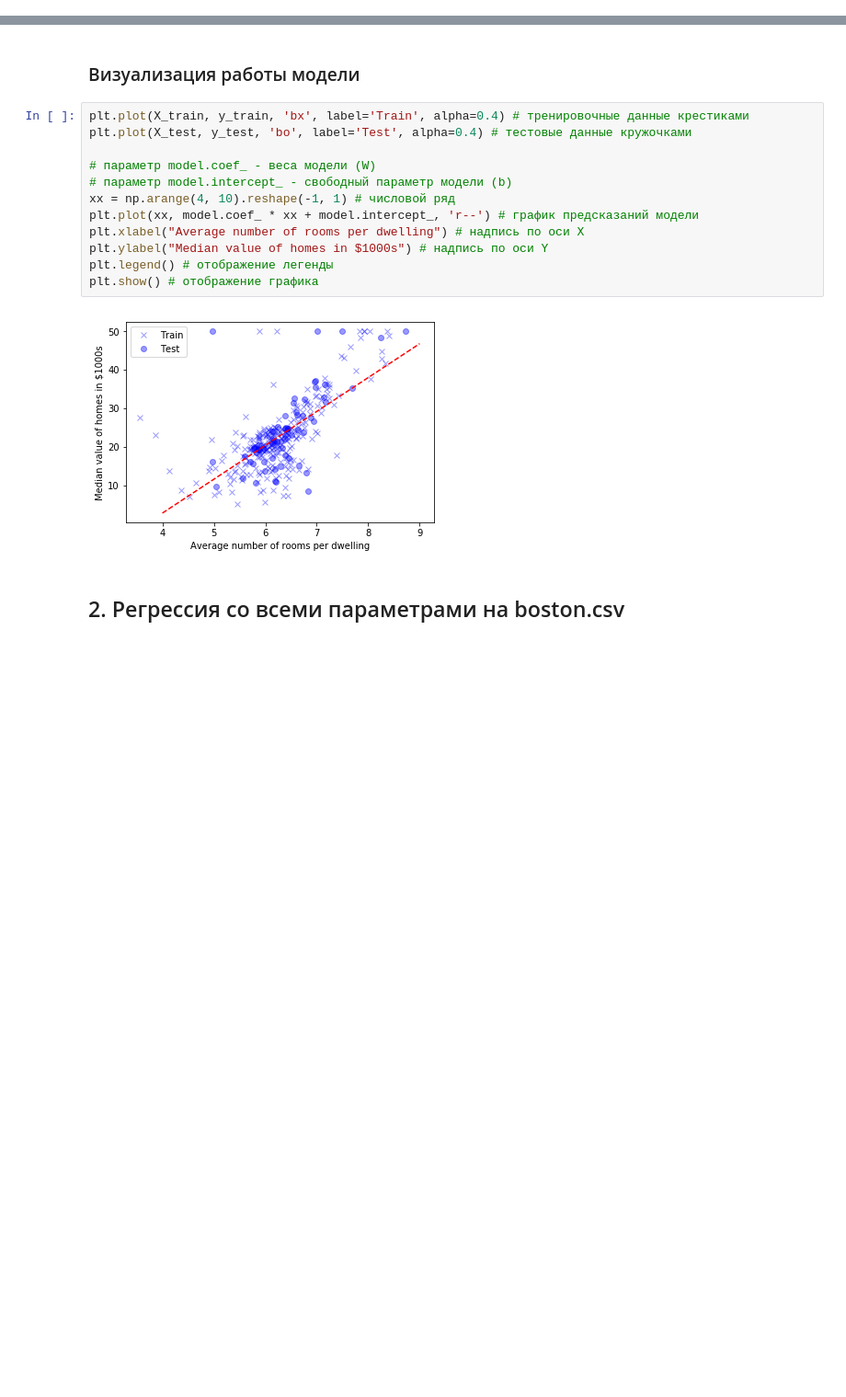
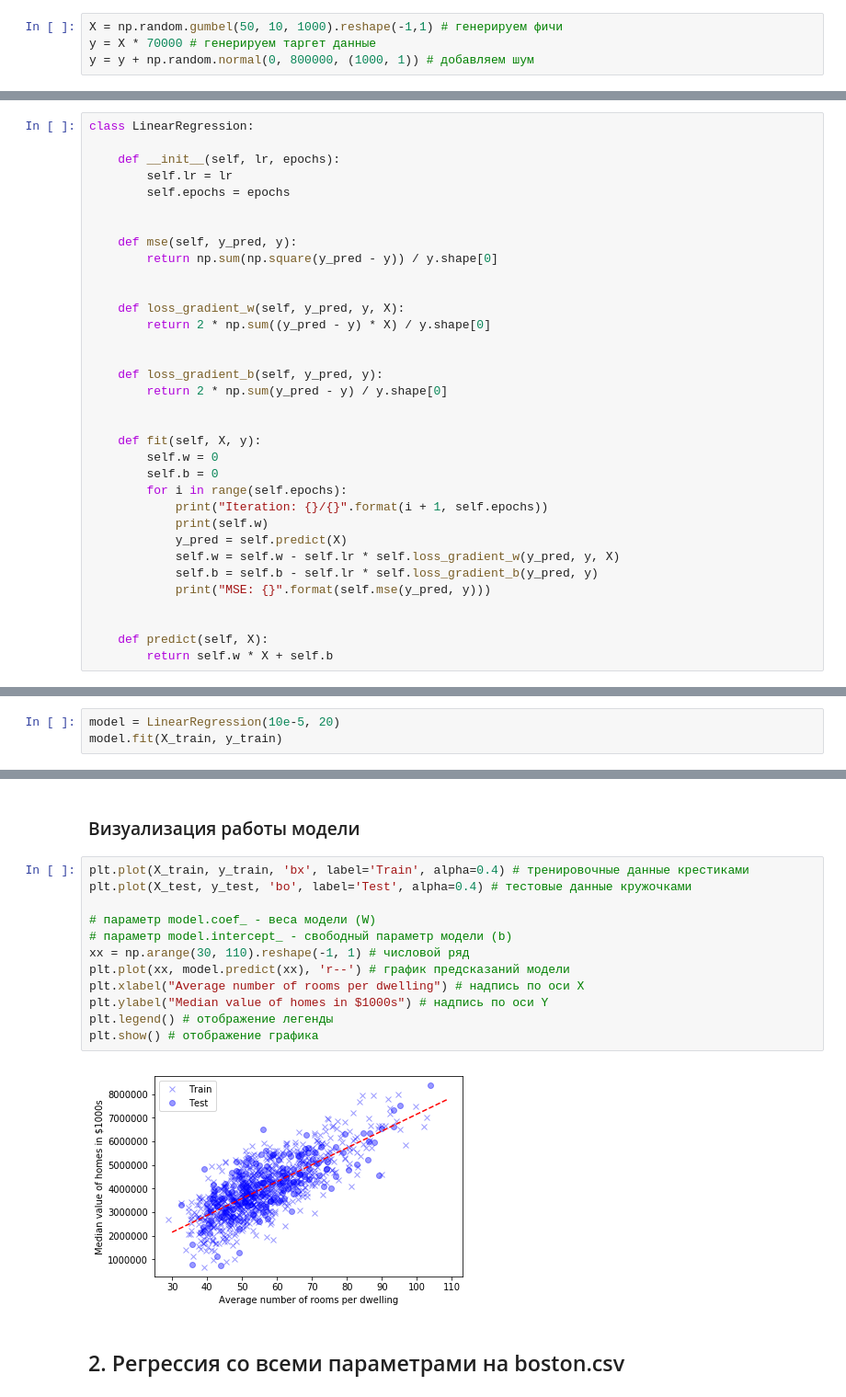
Before and after one commit to bogdansalyp/ml_course, a Jupyter notebook: linear_regression_from_scratch.ipynb, the cells around one changed output, grey strips where cells are left out. Shown: that part at 92% size. Saved outputs shown, nothing was run; the diff lists cells and outputs as text; blank space fills up the shorter version.

Commit message:
Added linear regression from scratch

```diff
--- a/linear_regression_from_scratch.ipynb
+++ b/linear_regression_from_scratch.ipynb
@@ -36,3 +19,7 @@ df_boston.shape: (333, 14)
+# %%
+X = np.random.gumbel(50, 10, 1000).reshape(-1,1) # генерируем фичи
+y = X * 70000 # генерируем таргет данные
+y = y + np.random.normal(0, 800000, (1000, 1)) # добавляем шум
 # %%
 TRAIN_TEST_RATIO = 0.8 # доля экземпляров в тренировочном датасете по отношению к количеству всех экземпляров в исходном датасете
 # %%
@@ -70,2 +55,36 @@ plt.show() # отображение графика
+# %%
+class LinearRegression:
+
+    def __init__(self, lr, epochs):
+        self.lr = lr
+        self.epochs = epochs
+
+
+    def mse(self, y_pred, y):
+        return np.sum(np.square(y_pred - y)) / y.shape[0]
+
+
+    def loss_gradient_w(self, y_pred, y, X):
+        return 2 * np.sum((y_pred - y) * X) / y.shape[0]
+
+
+    def loss_gradient_b(self, y_pred, y):
+        return 2 * np.sum(y_pred - y) / y.shape[0]
+
+
+    def fit(self, X, y):
+        self.w = 0
+        self.b = 0
+        for i in range(self.epochs):
+            print("Iteration: {}/{}".format(i + 1, self.epochs))
+            print(self.w)
+            y_pred = self.predict(X)
+            self.w = self.w - self.lr * self.loss_gradient_w(y_pred, y, X)
+            self.b = self.b - self.lr * self.loss_gradient_b(y_pred, y)
+            print("MSE: {}".format(self.mse(y_pred, y)))
+
+
+    def predict(self, X):
+        return self.w * X + self.b
 # %% [markdown]
 ### Оценка модели
@@ -73,0 +91,3 @@ plt.show() # отображение графика
+# %%
+model = LinearRegression(10e-5, 20)
+model.fit(X_train, y_train)
@@ -76,17 +114,17 @@ plt.show() # отображение графика
 # %%
 plt.plot(X_train, y_train, 'bx', label='Train', alpha=0.4) # тренировочные данные крестиками
 plt.plot(X_test, y_test, 'bo', label='Test', alpha=0.4) # тестовые данные кружочками
 
 # параметр model.coef_ - веса модели (W)
 # параметр model.intercept_ - свободный параметр модели (b)
-xx = np.arange(4, 10).reshape(-1, 1) # числовой ряд
-plt.plot(xx, model.coef_ * xx + model.intercept_, 'r--') # график предсказаний модели
+xx = np.arange(30, 110).reshape(-1, 1) # числовой ряд
+plt.plot(xx, model.predict(xx), 'r--') # график предсказаний модели
 plt.xlabel("Average number of rooms per dwelling") # надпись по оси X
 plt.ylabel("Median value of homes in $1000s") # надпись по оси Y
 plt.legend() # отображение легенды
 plt.show() # отображение графика
 # %% [output]
-[figure, old version]
+[figure, new version]
 # %% [markdown]
 ## 2. Регрессия со всеми параметрами на boston.csv
 # %% [markdown]
```
Also changed, not shown: parts of 10 cells of this notebook, 3 other files.
